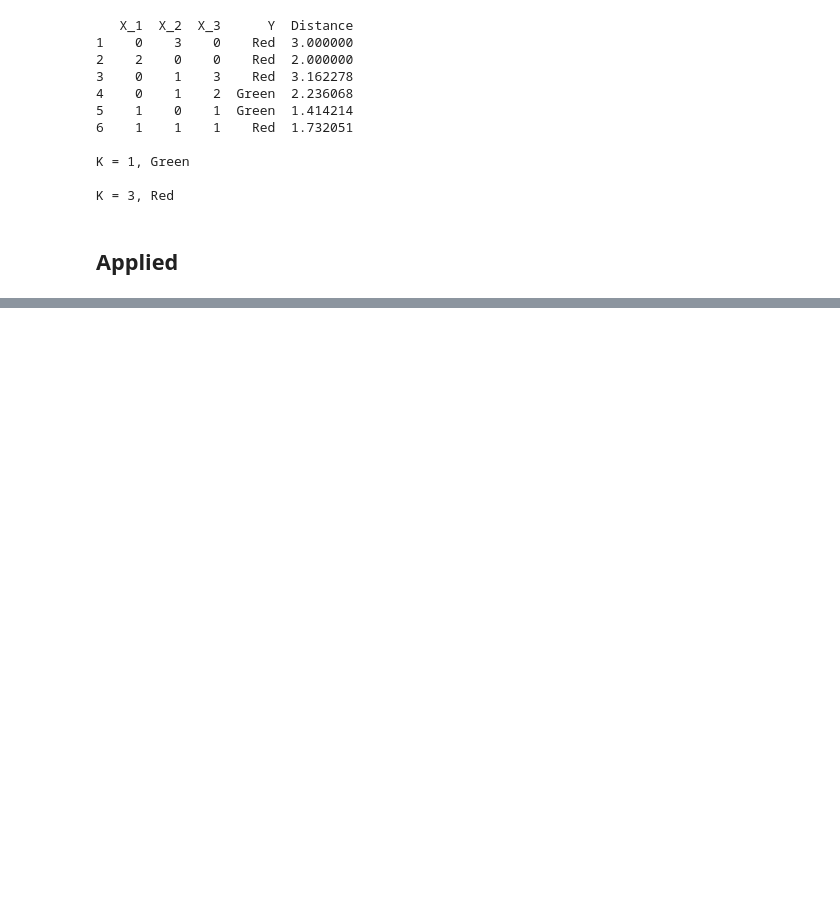
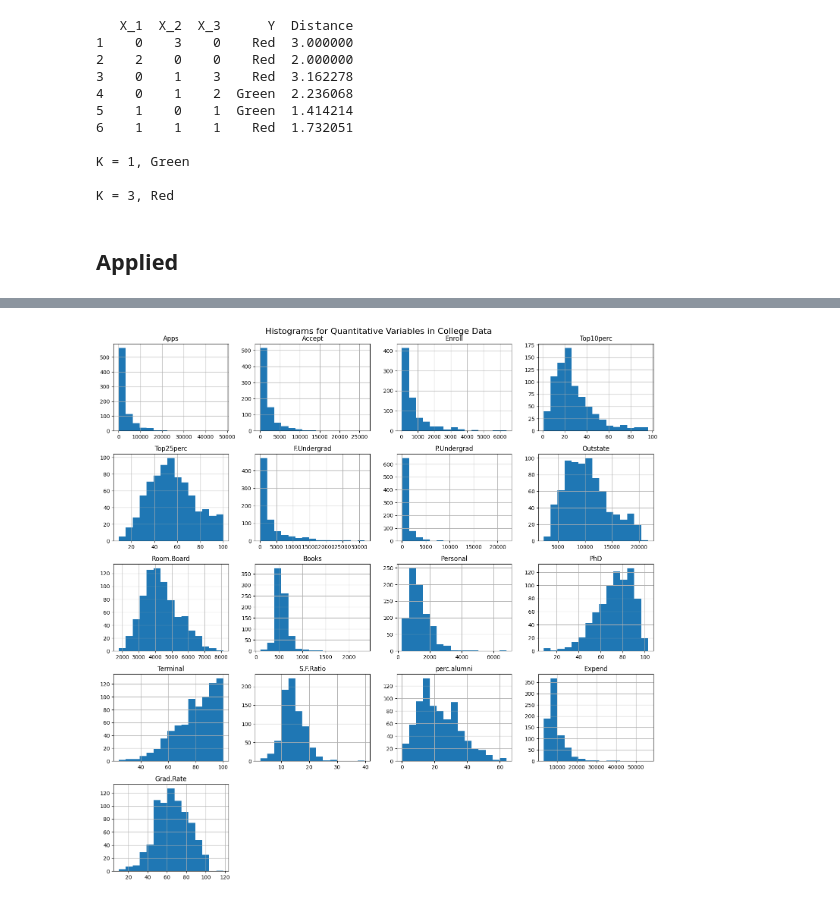
Before and after one commit to VinEdw/intro-statistical-learning, a Jupyter notebook: 2_statistical_learning.ipynb, the cells around one changed output, grey strips where cells are left out. Cells and saved outputs as stored; diff of their text form; code cells hidden in the pictures; blank space fills up the shorter version.

```diff
--- a/2_statistical_learning.ipynb
+++ b/2_statistical_learning.ipynb
@@ -223,0 +338,25 @@ K = 3, Red
+# %%
+# Plot some histograms of the quantitative columns
+# Calculate the number of rows needed
+numeric_cols = college.select_dtypes("number")
+numeric_col_count = len(numeric_cols.columns)
+fig_cols = 4
+fig_rows = math.ceil(numeric_col_count / fig_cols)
+get_coords = lambda i: (i // fig_cols, i % fig_cols)
+
+# Create a figure and axes to store the plots
+fig, axes = plt.subplots(fig_rows, fig_cols, figsize=(15, 3 * fig_rows))
+fig.suptitle("Histograms for Quantitative Variables in College Data", fontsize=16)
+# Loop through each numeric column and plot a histogram
+for i, (name, series) in enumerate(numeric_cols.items()):
+    ax = axes[get_coords(i)]
+    ax.set(title=name)
+    series.hist(ax=ax, bins=15)
+# Clear any extra axes
+for i in range(numeric_col_count, fig_cols * fig_rows):
+    ax = axes[get_coords(i)]
+    ax.remove()
+# Fix the spacing
+fig.tight_layout()
+# %% [output]
+[figure, added]
```
Also changed, not shown: parts of 33 cells of this notebook.
